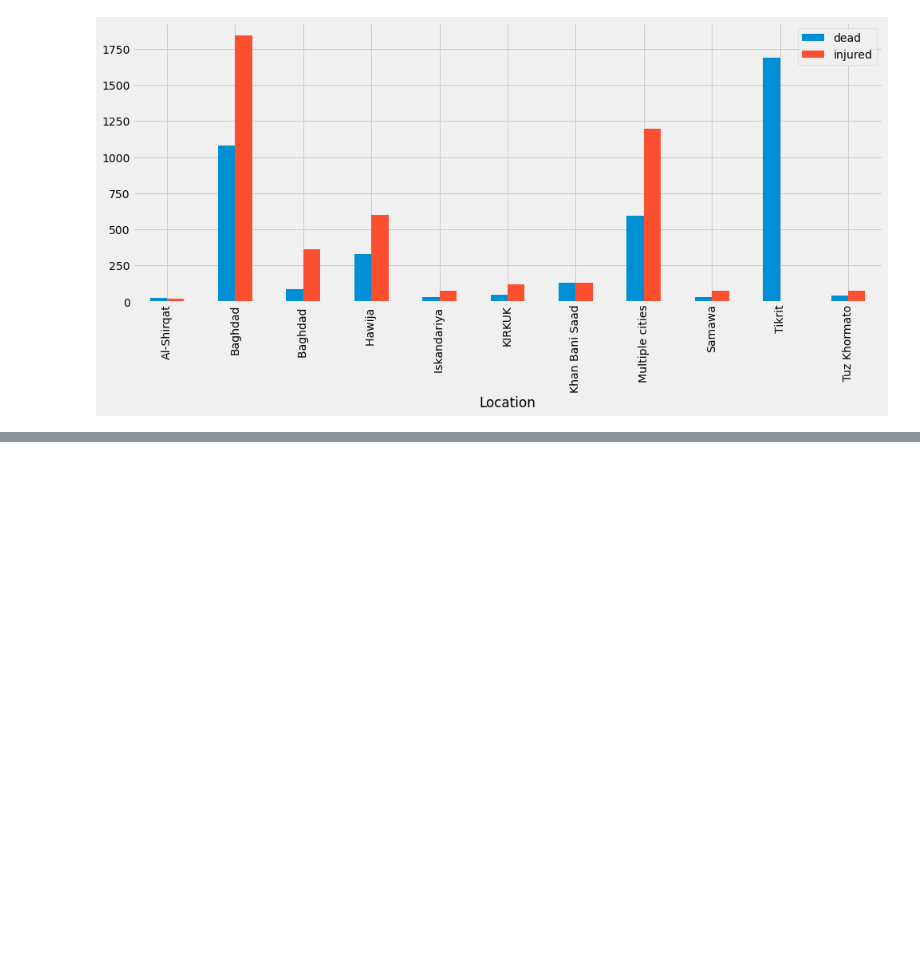
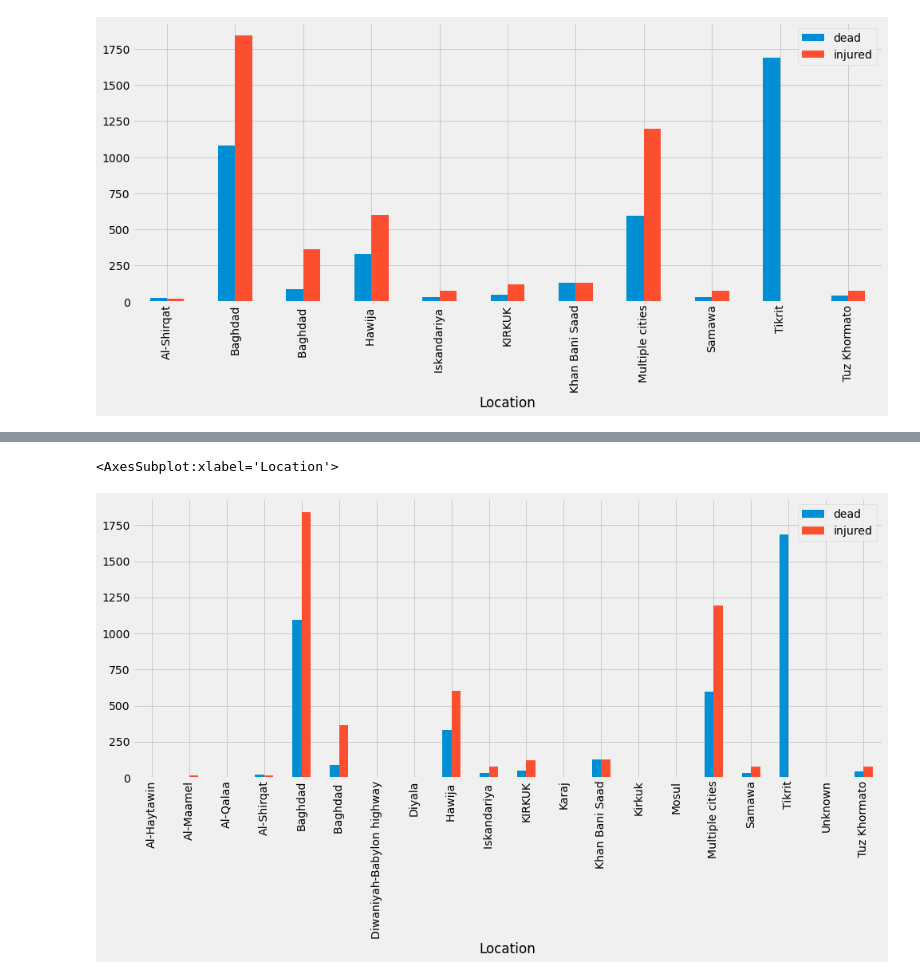
Before and after one commit to OmdenaAI/omdena-iraq-gun-violence, a Jupyter notebook: src/tasks/task-6-data-visualization-documentation/code/Razvan - Visualizations practice.ipynb, the cells around one changed output, grey strips where cells are left out. Drawn from its saved outputs; the diff is of its cells as text; code cells hidden in the pictures; blank space fills up the shorter version.

```diff
--- a/src/tasks/task-6-data-visualization-documentation/code/Razvan - Visualizations practice.ipynb
+++ b/src/tasks/task-6-data-visualization-documentation/code/Razvan - Visualizations practice.ipynb
@@ -161,0 +251,5 @@ attacks_df.groupby('Location').sum().plot(kind = 'bar')
+# %%
+updated_at.groupby('Location').sum().plot(kind = 'bar')
+# %% [output]
+<AxesSubplot:xlabel='Location'>
+[figure, added]
```
Also changed, not shown: parts of 12 cells of this notebook, 3 other files.
